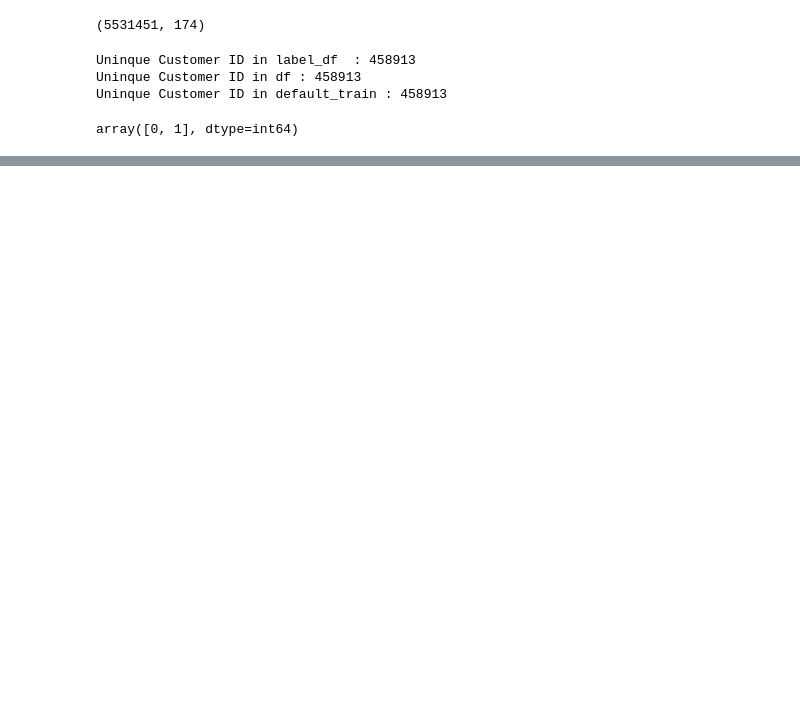
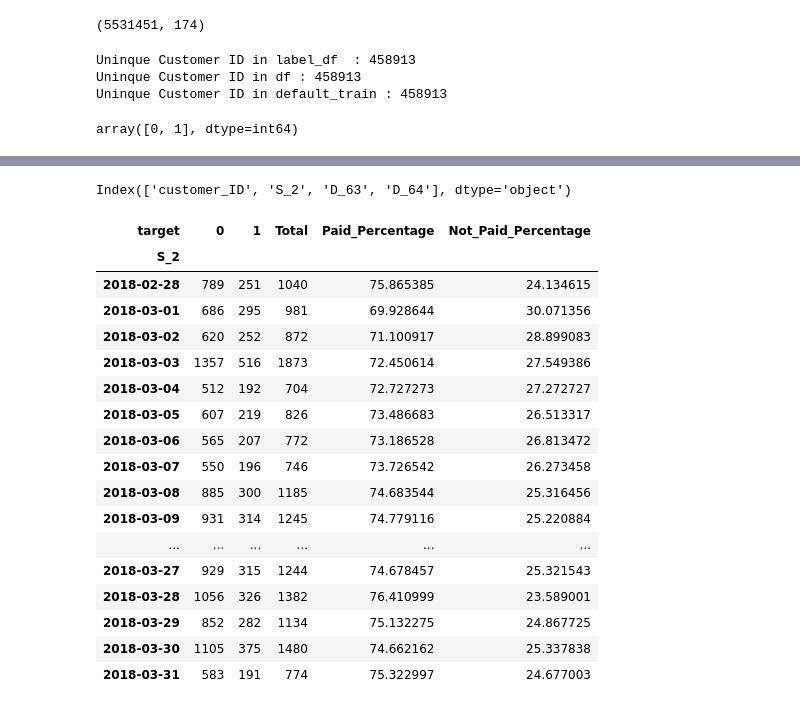
Before and after one commit to RithikDatascientist/potfolio, a Jupyter notebook: Default_Prediction/notebooks/Default_train_EDA.ipynb, the cells around one changed output, grey strips where cells are left out. Saved outputs shown, nothing was run; the diff lists cells and outputs as text; code cells hidden in the pictures; blank space fills up the shorter version.

```diff
--- a/Default_Prediction/notebooks/Default_train_EDA.ipynb
+++ b/Default_Prediction/notebooks/Default_train_EDA.ipynb
@@ -175,3 +159,8 @@ Uninque Customer ID in default_train : 458913
 default_train["target"].unique()
 # %% [output]
 array([0, 1], dtype=int64)
+# %%
+train_df_reduced = default_train.sample(frac=0.1,random_state=42)
+
+print(f"Original dataset size : {default_train.shape}")
+print(f"Sampled dataset size :{train_df_reduced.shape}")
@@ -177,0 +170,5 @@ array([0, 1], dtype=int64)
+# %%
+import gc
+df = train_df_reduced
+train_df_reduced = pd.DataFrame()
+gc.collect()
@@ -177,0 +177,13 @@ array([0, 1], dtype=int64)
+# %%
+from sklearn.model_selection import train_test_split
+
+
+train_df, test_df =train_test_split(df,test_size=0.2, random_state=42)
+
+print("Training data shape:", train_df.shape)
+print("Testing data shape:", test_df.shape)
+
+# Removing the data_df to free up some memory
+
+del train_df_reduced
+gc.collect()
@@ -177,0 +198,7 @@ array([0, 1], dtype=int64)
+# %%
+print(f"Train_df shape before dorping the duplicates : {train_df.shape}")
+print(f"Test_df shape before dorping the duplicates : {test_df.shape}")
+train_df = train_df.drop_duplicates()
+test_df = test_df.drop_duplicates()
+print(f"Train_df shape after dorping the duplicates : {train_df.shape}")
+print(f"Test_df shape after dorping the duplicates : {test_df.shape}")
@@ -177,0 +231,5 @@ array([0, 1], dtype=int64)
+# %%
+train_categorical_cols = train_df.select_dtypes(include=["object"]).columns
+print(train_categorical_cols)
+# %% [output]
+Index(['customer_ID', 'S_2', 'D_63', 'D_64'], dtype='object')
@@ -177,0 +289,21 @@ array([0, 1], dtype=int64)
+# %%
+daily_default_percentage
+# %% [output]
+| target | 0 | 1 | Total | Paid_Percentage | Not_Paid_Percentage |
+| S_2 |  |  |  |  |  |
+| 2018-02-28 | 789 | 251 | 1040 | 75.865385 | 24.134615 |
+| 2018-03-01 | 686 | 295 | 981 | 69.928644 | 30.071356 |
+| 2018-03-02 | 620 | 252 | 872 | 71.100917 | 28.899083 |
+| 2018-03-03 | 1357 | 516 | 1873 | 72.450614 | 27.549386 |
+| 2018-03-04 | 512 | 192 | 704 | 72.727273 | 27.272727 |
+| 2018-03-05 | 607 | 219 | 826 | 73.486683 | 26.513317 |
+| 2018-03-06 | 565 | 207 | 772 | 73.186528 | 26.813472 |
+| 2018-03-07 | 550 | 196 | 746 | 73.726542 | 26.273458 |
+| 2018-03-08 | 885 | 300 | 1185 | 74.683544 | 25.316456 |
+| 2018-03-09 | 931 | 314 | 1245 | 74.779116 | 25.220884 |
+| ... | ... | ... | ... | ... | ... |
+| 2018-03-27 | 929 | 315 | 1244 | 74.678457 | 25.321543 |
+| 2018-03-28 | 1056 | 326 | 1382 | 76.410999 | 23.589001 |
+| 2018-03-29 | 852 | 282 | 1134 | 75.132275 | 24.867725 |
+| 2018-03-30 | 1105 | 375 | 1480 | 74.662162 | 25.337838 |
+| 2018-03-31 | 583 | 191 | 774 | 75.322997 | 24.677003 |
```
Also changed, not shown: parts of 16 cells of this notebook, 2 other files.
